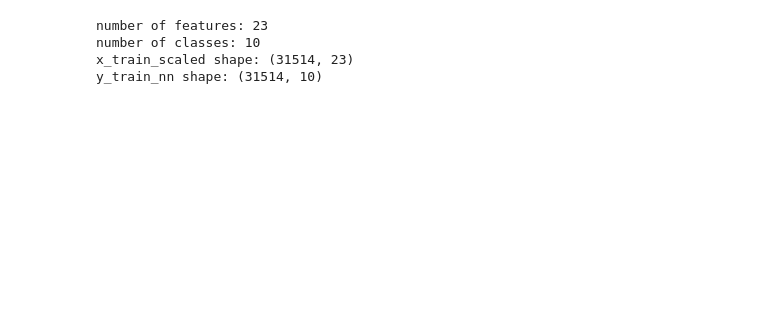
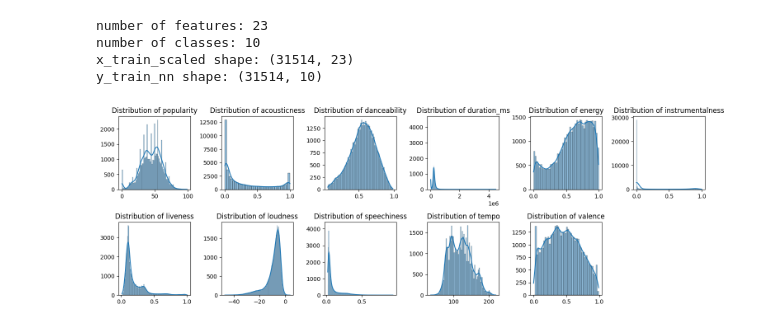
Before and after one commit to rpc1001/music-genre-ml, a Jupyter notebook: genre_classification.ipynb, the cells around one changed output. Cells and saved outputs as stored; diff of their text form; code cells hidden in the pictures; blank space fills up the shorter version.

```diff
--- a/genre_classification.ipynb
+++ b/genre_classification.ipynb
@@ -95,3 +95,16 @@ number of features: 23
 number of classes: 10
 x_train_scaled shape: (31514, 23)
 y_train_nn shape: (31514, 10)
+# %%
+numerical_features = X.select_dtypes(include=np.number).columns.tolist()
+plt.figure(figsize=(15, 10))
+for i, feature in enumerate(numerical_features):
+    plt.subplot(4, 6, i + 1) #adjusts subplot grid based on number of features
+    sb.histplot(df[feature], kde=True)
+    plt.title(f'Distribution of {feature}')
+    plt.xlabel('')
+    plt.ylabel('')
+plt.tight_layout()
+plt.show()
+# %% [output]
+[figure, added]
```
Also changed, not shown: parts of 7 cells of this notebook, 2 other files.
